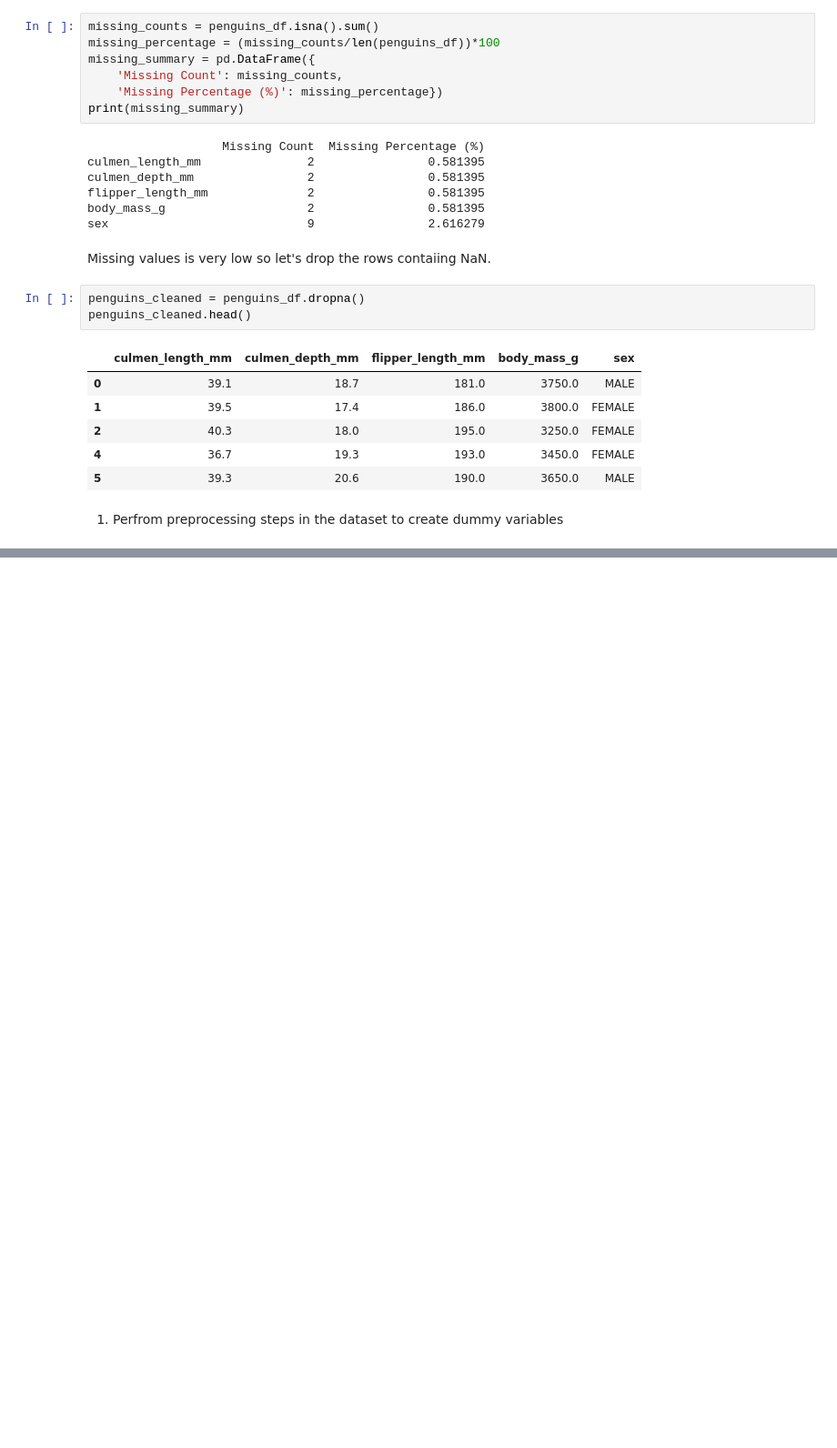
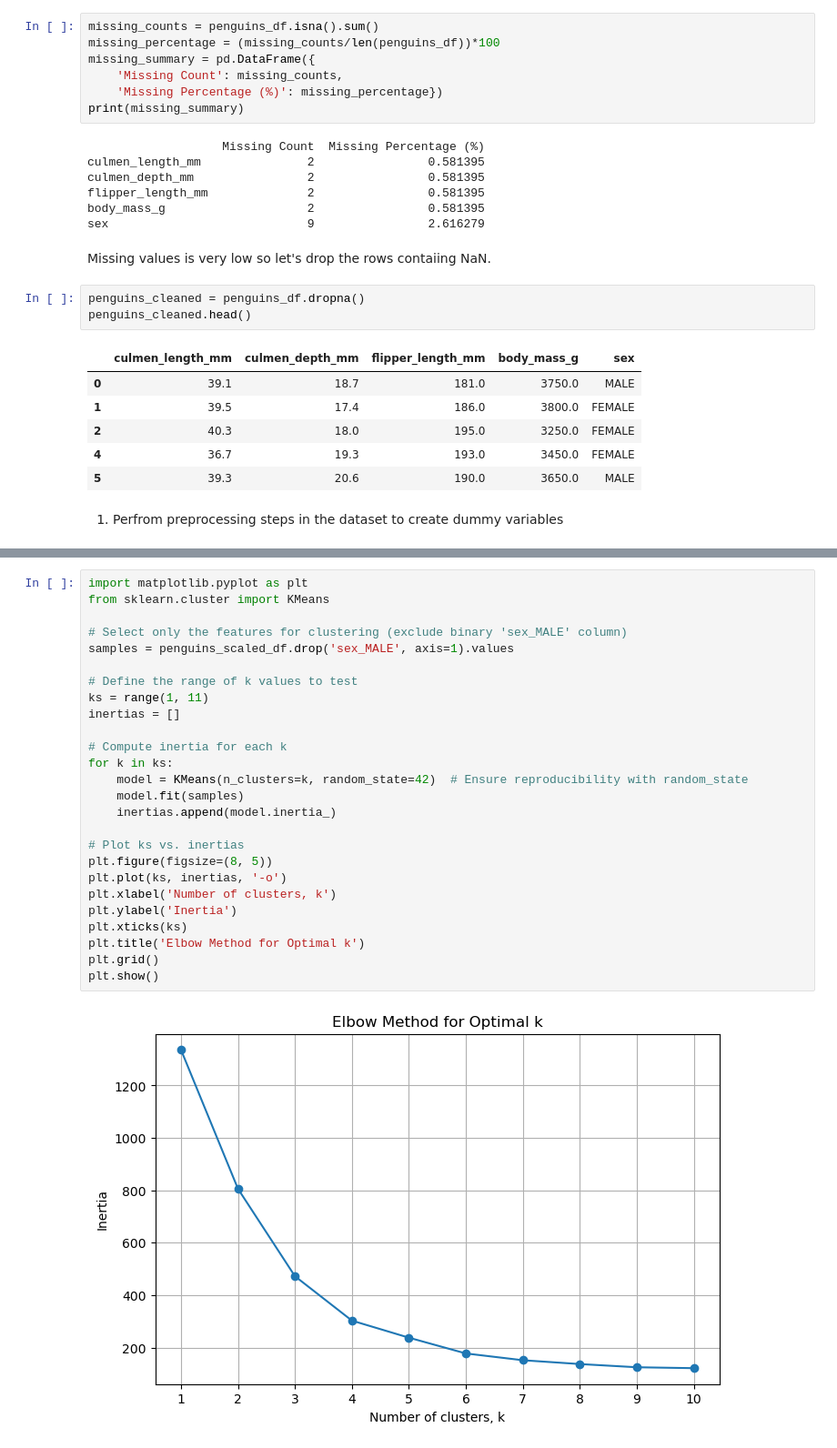
Before and after one commit to lfpmeloni/machine-learning-2024, a Jupyter notebook: projects/clustering-antarctic-penguin-species/analysis_notebook.ipynb, the cells around one changed output, grey strips where cells are left out. Shown at 91% size. Drawn from its saved outputs; the diff is of its cells as text; blank space fills up the shorter version.

```diff
--- a/projects/clustering-antarctic-penguin-species/analysis_notebook.ipynb
+++ b/projects/clustering-antarctic-penguin-species/analysis_notebook.ipynb
@@ -82,0 +154,28 @@ penguins_with_dummies.head()
+# %%
+import matplotlib.pyplot as plt
+from sklearn.cluster import KMeans
+
+# Select only the features for clustering (exclude binary 'sex_MALE' column)
+samples = penguins_scaled_df.drop('sex_MALE', axis=1).values
+
+# Define the range of k values to test
+ks = range(1, 11)
+inertias = []
+
+# Compute inertia for each k
+for k in ks:
+    model = KMeans(n_clusters=k, random_state=42)  # Ensure reproducibility with random_state
+    model.fit(samples)
+    inertias.append(model.inertia_)
+
+# Plot ks vs. inertias
+plt.figure(figsize=(8, 5))
+plt.plot(ks, inertias, '-o')
+plt.xlabel('Number of clusters, k')
+plt.ylabel('Inertia')
+plt.xticks(ks)
+plt.title('Elbow Method for Optimal k')
+plt.grid()
+plt.show()
+# %% [output]
+[figure, added]
```
Also changed, not shown: parts of 12 cells of this notebook, 2 other files.
